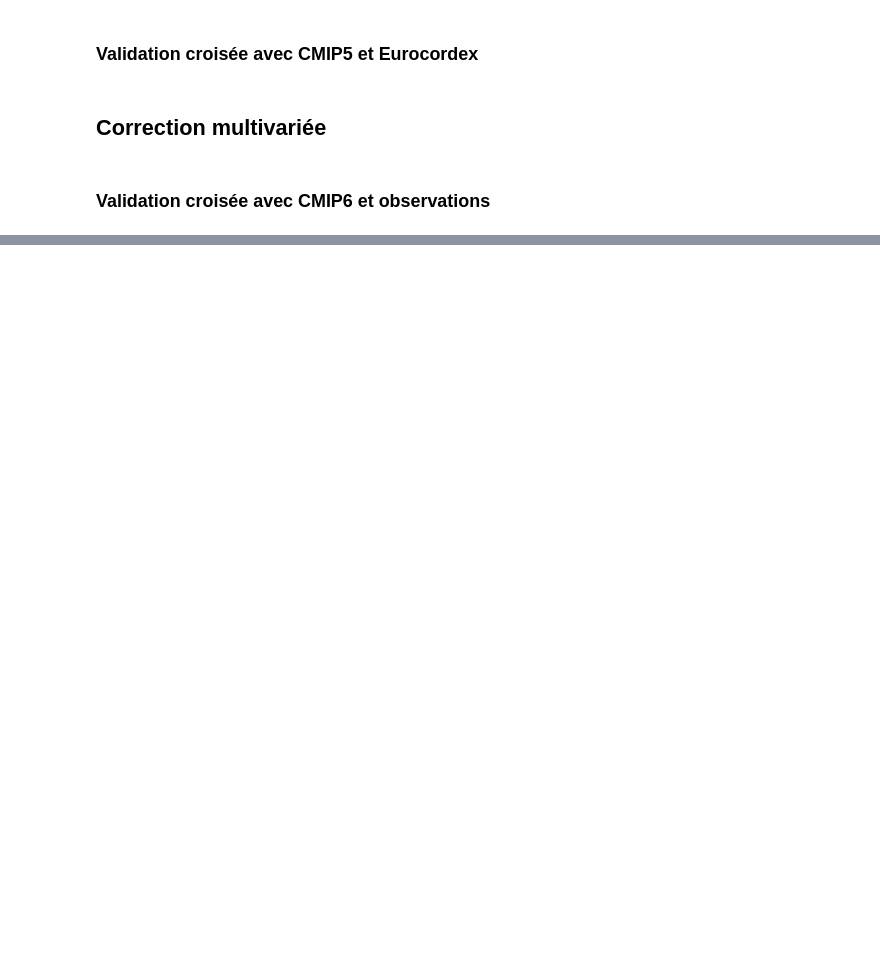
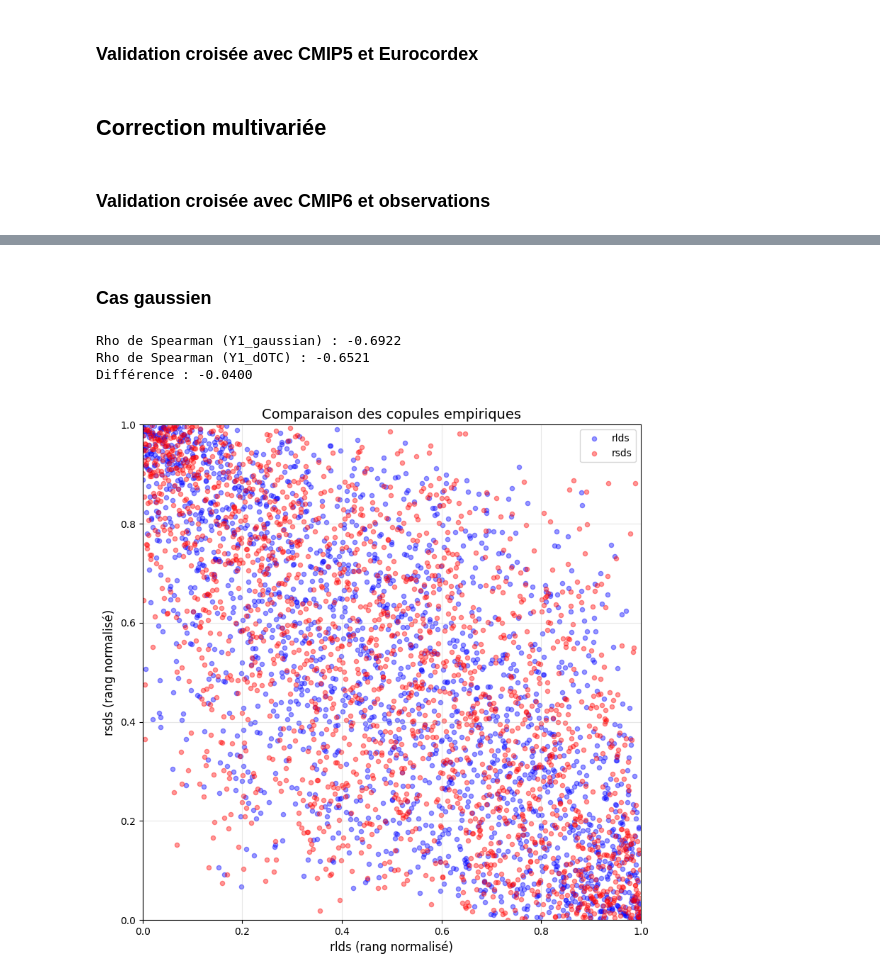
Before and after one commit to tristanczz/statapp_edf_25, a Jupyter notebook: CDF-t.ipynb, the cells around one changed output, grey strips where cells are left out. Cells and saved outputs as stored; diff of their text form; code cells hidden in the pictures; blank space fills up the shorter version.

```diff
--- a/CDF-t.ipynb
+++ b/CDF-t.ipynb
@@ -207,0 +268,61 @@ Différence : 0.0668
+# %% [markdown]
+### Cas gaussien
+# %%
+#Charger les données multivariées
+colonnes_communes = ["tas", "rlds", "rsds", "uas", "vas"]
+colonnes_choisies = ["tas","rlds","rsds","uas","vas"]
+
+CMIP6_hist  = extract_month_data("data/CMIP6_historical.csv", month, colonnes_choisies, (1975, 1994))
+CMIP6_futur = extract_month_data("data/CMIP6_ssp585.csv",     month, colonnes_choisies, (2080, 2100))
+obs_hist    = extract_month_data("data/obs.csv",               month, colonnes_choisies, (1975, 1994))
+
+#Estimer les paramètres des lois normales multivariées (MLE)
+
+mu_CMIP6_hist  = CMIP6_hist.mean(axis=0).values
+mu_CMIP6_futur = CMIP6_futur.mean(axis=0).values
+mu_obs_hist    = obs_hist.mean(axis=0).values
+
+Sigma_CMIP6_hist  = np.cov(CMIP6_hist.values.T)
+Sigma_CMIP6_futur = np.cov(CMIP6_futur.values.T)
+Sigma_obs_hist    = np.cov(obs_hist.values.T)
+
+#Simuler 2000 réalisations depuis chaque loi normale multivariée
+
+n_simulations = 2000
+
+sim_CMIP6_hist  = np.random.multivariate_normal(mu_CMIP6_hist,  Sigma_CMIP6_hist,  n_simulations)
+sim_CMIP6_futur = np.random.multivariate_normal(mu_CMIP6_futur, Sigma_CMIP6_futur, n_simulations)
+sim_obs_hist    = np.random.multivariate_normal(mu_obs_hist,    Sigma_obs_hist,    n_simulations)
+
+CMIP6_hist_sim  = pd.DataFrame(sim_CMIP6_hist,  columns=colonnes_choisies)
+CMIP6_futur_sim = pd.DataFrame(sim_CMIP6_futur, columns=colonnes_choisies)
+obs_hist_sim    = pd.DataFrame(sim_obs_hist,     columns=colonnes_choisies)
+
+#Construire Y1 de deux manières à partir des simulations
+
+# --- Méthode 1 : gaussian_ot (Bures-Wasserstein, forme close) ---
+# Apprend le transport linéaire X0->X1 (évolution du modèle)
+# et l'applique à Y0 (observations) pour produire Y1
+# Ordre des paramètres : (modele_hist, obs_hist, modele_futur)
+Y1_gaussian = gaussian_ot(CMIP6_hist_sim, obs_hist_sim, CMIP6_futur_sim)
+
+# --- Méthode 2 : dOTC_df (transport optimal dynamique, non-paramétrique) ---
+# Même logique conceptuelle mais sans hypothèse gaussienne
+# Ordre des paramètres : (X0, X1, Y0)
+_, Y1_dOTC = dOTC_df(CMIP6_hist_sim, CMIP6_futur_sim, obs_hist_sim)
+
+#Comparaison Y1_gaussian et Y1_dOTC : corrélation de Spearman et copules empiriques
+
+variables = ['rlds', 'rsds']
+
+rho1, rho2, diff = compare_spearman(Y1_gaussian, Y1_dOTC, variables)
+print(f"Rho de Spearman (Y1_gaussian) : {rho1:.4f}")
+print(f"Rho de Spearman (Y1_dOTC) : {rho2:.4f}")
+print(f"Différence : {diff:.4f}")
+
+compare_joint_distributions(Y1_gaussian, Y1_dOTC, variables)
+# %% [output]
+Rho de Spearman (Y1_gaussian) : -0.6922
+Rho de Spearman (Y1_dOTC) : -0.6521
+Différence : -0.0400
+[figure, added]
```
Also changed, not shown: parts of 6 cells of this notebook.
